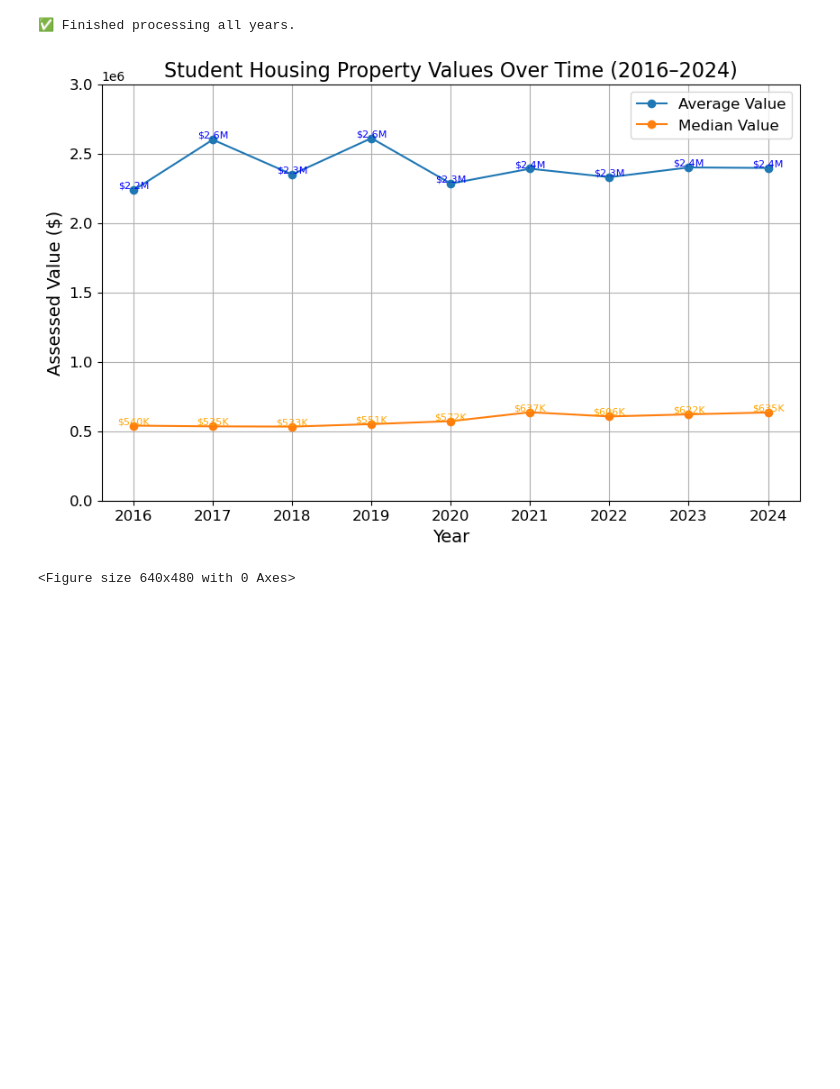
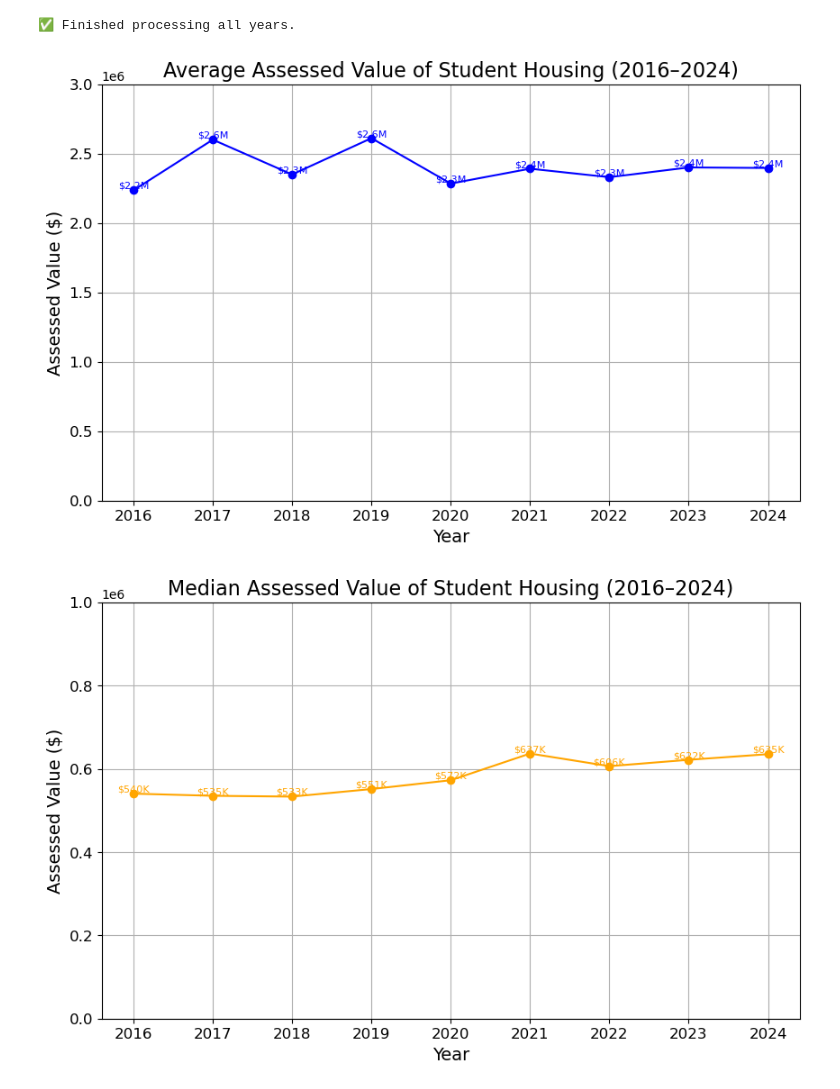
Before and after one commit to anngo2/CS506_project, a Jupyter notebook: q5 copy.ipynb, the cells around one changed output. Saved outputs shown, nothing was run; the diff lists cells and outputs as text; code cells hidden in the pictures; blank space fills up the shorter version.

```diff
--- a/q5 copy.ipynb
+++ b/q5 copy.ipynb
@@ -148,34 +132,39 @@ Processing year 2024...
 # %%
 import matplotlib.pyplot as plt
 
-plt.figure(figsize=(10,6))
+plt.figure(figsize=(10, 6))
+plt.plot(year_list, average_list, marker='o', label='Average Value', color='blue')
 
-# Plot lines
-plt.plot(year_list, average_list, marker='o', label='Average Value')
-plt.plot(year_list, median_list, marker='o', label='Median Value')
-
-# Add value labels
 for x, y in zip(year_list, average_list):
     plt.text(x, y, f'${y/1e6:.1f}M', ha='center', va='bottom', fontsize=8, color='blue')
+
+plt.xlabel('Year', fontsize=14)
+plt.ylabel('Assessed Value ($)', fontsize=14)
+plt.title('Average Assessed Value of Student Housing (2016–2024)', fontsize=16)
+plt.grid(True)
+plt.ylim(0, 3000000)
+plt.xticks(fontsize=12)
+plt.yticks(fontsize=12)
+
+plt.savefig('average_student_housing_values.png', dpi=300, bbox_inches='tight')
+plt.show()
+
+plt.figure(figsize=(10, 6))
+plt.plot(year_list, median_list, marker='o', label='Median Value', color='orange')
 
 for x, y in zip(year_list, median_list):
     plt.text(x, y, f'${y/1e3:.0f}K', ha='center', va='bottom', fontsize=8, color='orange')
 
-# Labels and title
 plt.xlabel('Year', fontsize=14)
 plt.ylabel('Assessed Value ($)', fontsize=14)
-plt.title('Student Housing Property Values Over Time (2016–2024)', fontsize=16)
-plt.legend(fontsize=12)
+plt.title('Median Assessed Value of Student Housing (2016–2024)', fontsize=16)
 plt.grid(True)
-plt.ylim(0, 3000000)  # Adjust y-axis limit
-
+plt.ylim(0, 1000000)
 plt.xticks(fontsize=12)
 plt.yticks(fontsize=12)
 
-# Show plot
+plt.savefig('median_student_housing_values.png', dpi=300, bbox_inches='tight')
 plt.show()
-
-plt.savefig('student_housing_property_trends.png', dpi=300, bbox_inches='tight')
 # %% [output]
-[figure, old version]
+[figure, new version]
-<Figure size 640x480 with 0 Axes>
+[figure, added]
```
Also changed, not shown: parts of 2 cells of this notebook.
